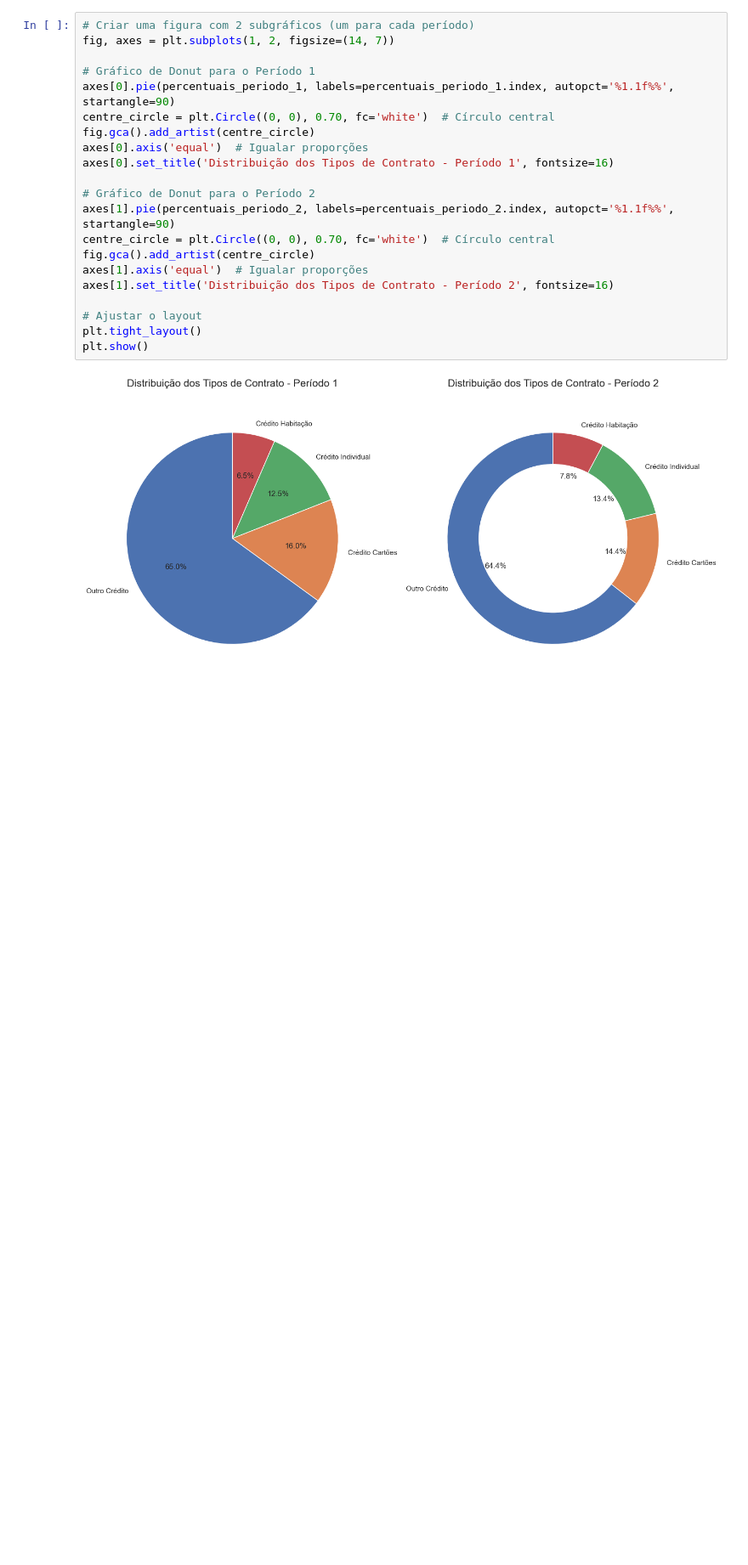
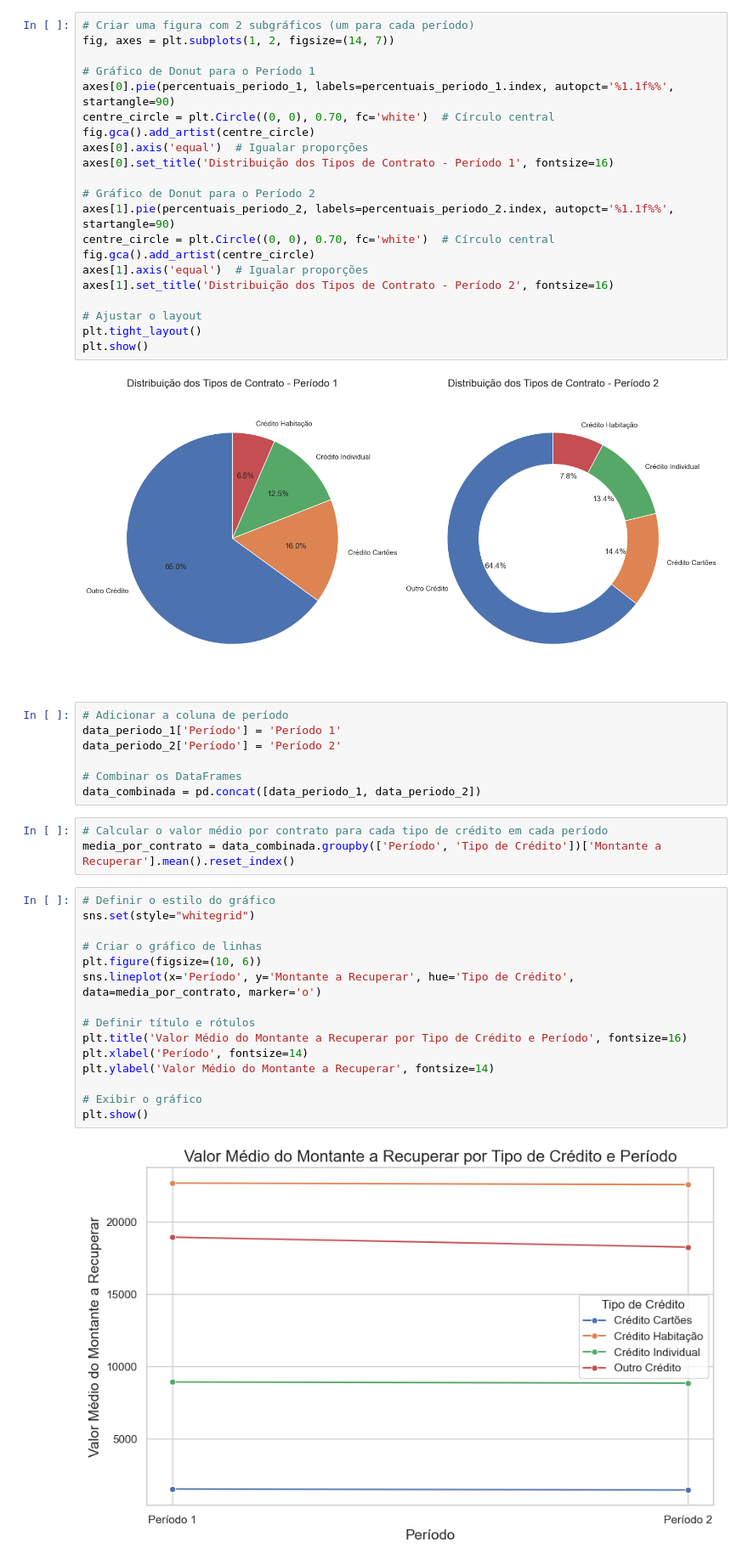
Before and after one commit to bruna-barbosa/analise-recuperacao-credito, a Jupyter notebook: analise.ipynb, the cells around one changed output. Shown: that part at 85% size. Drawn from its saved outputs; the diff is of its cells as text; blank space fills up the shorter version.

```diff
--- a/analise.ipynb
+++ b/analise.ipynb
@@ -261,3 +285,30 @@ plt.tight_layout()
 plt.show()
 # %% [output]
 [figure]
+# %%
+# Adicionar a coluna de período
+data_periodo_1['Período'] = 'Período 1'
+data_periodo_2['Período'] = 'Período 2'
+
+# Combinar os DataFrames
+data_combinada = pd.concat([data_periodo_1, data_periodo_2])
+# %%
+# Calcular o valor médio por contrato para cada tipo de crédito em cada período
+media_por_contrato = data_combinada.groupby(['Período', 'Tipo de Crédito'])['Montante a Recuperar'].mean().reset_index()
+# %%
+# Definir o estilo do gráfico
+sns.set(style="whitegrid")
+
+# Criar o gráfico de linhas
+plt.figure(figsize=(10, 6))
+sns.lineplot(x='Período', y='Montante a Recuperar', hue='Tipo de Crédito', data=media_por_contrato, marker='o')
+
+# Definir título e rótulos
+plt.title('Valor Médio do Montante a Recuperar por Tipo de Crédito e Período', fontsize=16)
+plt.xlabel('Período', fontsize=14)
+plt.ylabel('Valor Médio do Montante a Recuperar', fontsize=14)
+
+# Exibir o gráfico
+plt.show()
+# %% [output]
+[figure, added]
```
Also changed, not shown: parts of 5 cells of this notebook.
